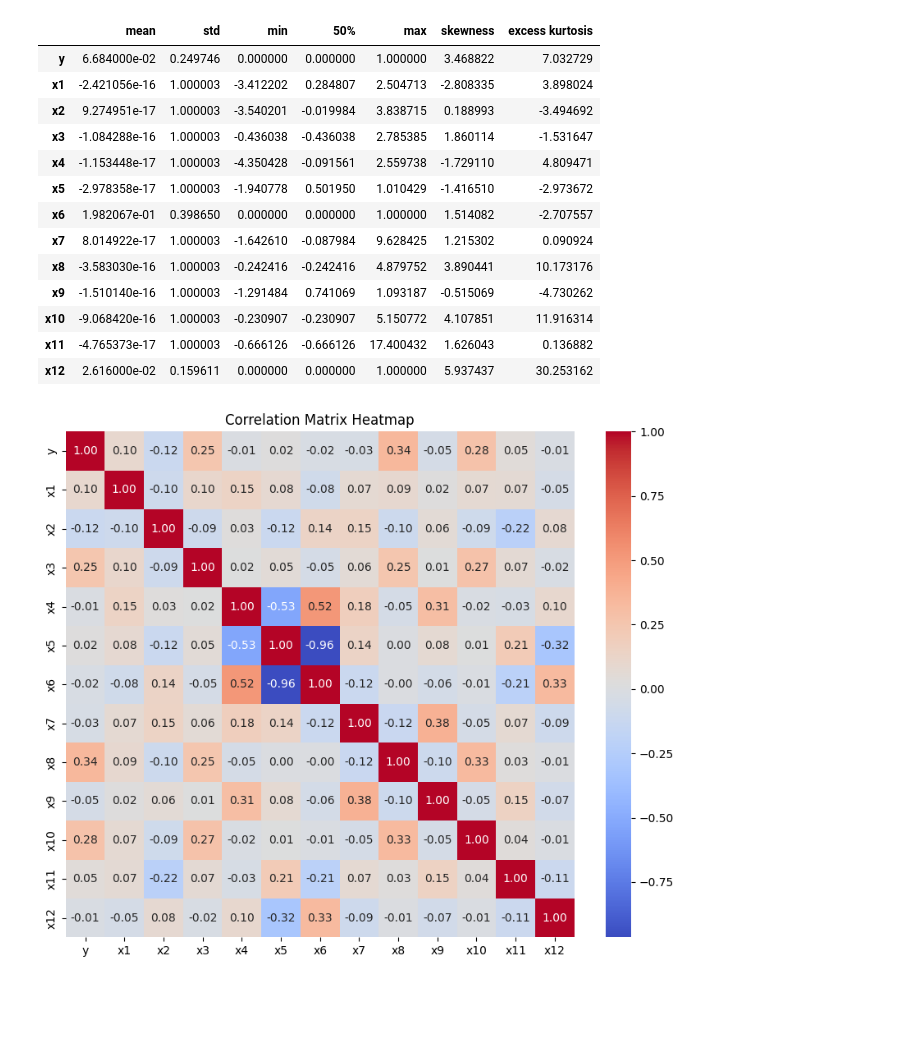
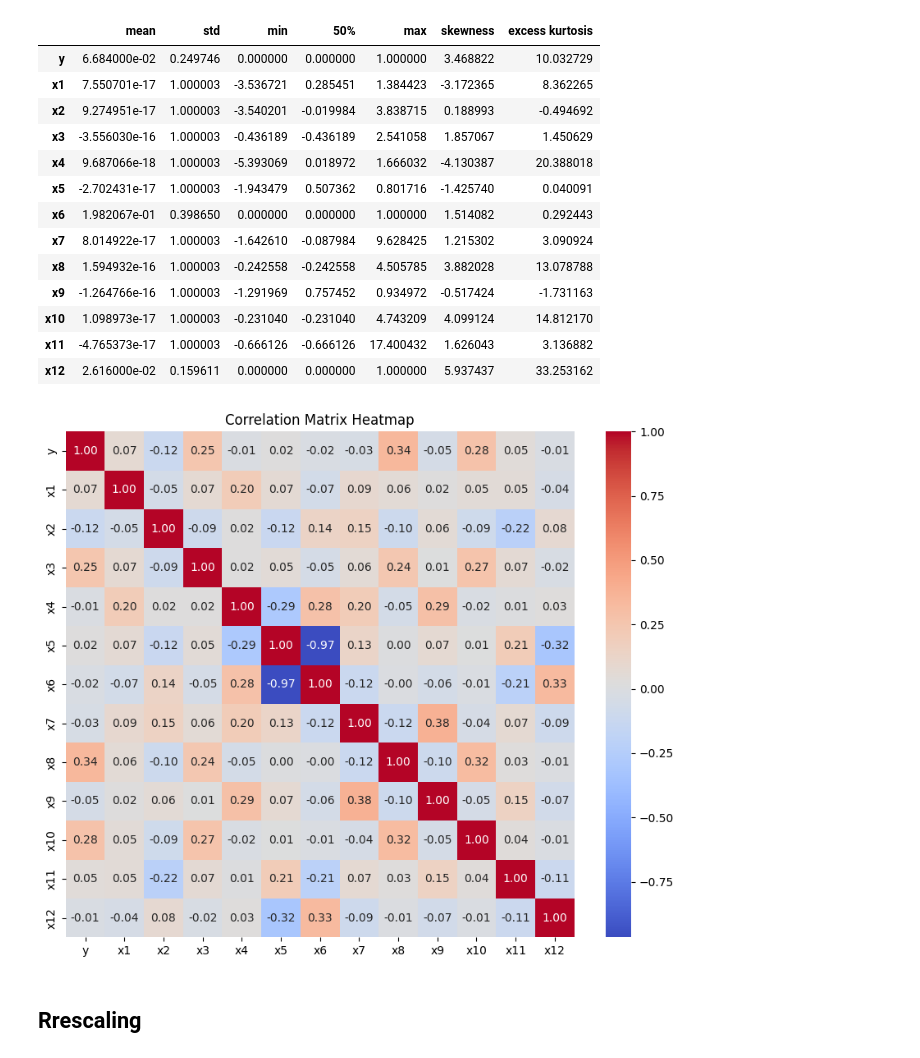
Before and after one commit to M122040014b/Paper-reproduction, a Jupyter notebook: birdge.ipynb, the cells around one changed output. Drawn from its saved outputs; the diff is of its cells as text; code cells hidden in the pictures; blank space fills up the shorter version.

```diff
--- a/birdge.ipynb
+++ b/birdge.ipynb
@@ -34,10 +38,11 @@ df[['age','NumberOfDependents','NumberOfOpenCreditLinesAndLoans']] = df[['age','
 select_cols = [1, 3, 4, 5, 8, 9, 10]
 col_names = df.columns[select_cols].tolist()
 df[col_names] = df[col_names].astype(float)
-log_transformed = np.log(df[col_names] + 1e-10)
+log_transformed = np.log(df[col_names]+1e-20)
 z_score_scaled = log_transformed.apply(zscore)
 df[col_names] = z_score_scaled
 
 df.rename(columns={df.columns[0]: 'y'}, inplace=True)
 
 df.rename(columns=dict(zip(df.columns[1:], ['x1', 'x2', 'x3', 'x4', 'x5', 'x6', 'x7', 'x8', 'x9', 'x10', 'x11', 'x12'])), inplace=True)
+df.head()
@@ -44,28 +57,28 @@ df.rename(columns=dict(zip(df.columns[1:], ['x1', 'x2', 'x3', 'x4', 'x5', 'x6',
 # %%
 from scipy.stats import skew, kurtosis
 summary_statistics = df.describe().T
 
 summary_statistics['skewness'] = df.apply(skew)
-summary_statistics['excess kurtosis'] = df.apply(kurtosis) - 3
+summary_statistics['excess kurtosis'] = df.apply(kurtosis)
 
 summary_statistics.drop(['count', '25%', '75%'], axis=1, inplace=True)
 
 pd.DataFrame(summary_statistics)
 # %% [output]
 |  | mean | std | min | 50% | max | skewness | excess kurtosis |
-| y | 6.684000e-02 | 0.249746 | 0.000000 | 0.000000 | 1.000000 | 3.468822 | 7.032729 |
-| x1 | -2.421056e-16 | 1.000003 | -3.412202 | 0.284807 | 2.504713 | -2.808335 | 3.898024 |
-| x2 | 9.274951e-17 | 1.000003 | -3.540201 | -0.019984 | 3.838715 | 0.188993 | -3.494692 |
-| x3 | -1.084288e-16 | 1.000003 | -0.436038 | -0.436038 | 2.785385 | 1.860114 | -1.531647 |
-| x4 | -1.153448e-17 | 1.000003 | -4.350428 | -0.091561 | 2.559738 | -1.729110 | 4.809471 |
-| x5 | -2.978358e-17 | 1.000003 | -1.940778 | 0.501950 | 1.010429 | -1.416510 | -2.973672 |
-| x6 | 1.982067e-01 | 0.398650 | 0.000000 | 0.000000 | 1.000000 | 1.514082 | -2.707557 |
-| x7 | 8.014922e-17 | 1.000003 | -1.642610 | -0.087984 | 9.628425 | 1.215302 | 0.090924 |
-| x8 | -3.583030e-16 | 1.000003 | -0.242416 | -0.242416 | 4.879752 | 3.890441 | 10.173176 |
-| x9 | -1.510140e-16 | 1.000003 | -1.291484 | 0.741069 | 1.093187 | -0.515069 | -4.730262 |
-| x10 | -9.068420e-16 | 1.000003 | -0.230907 | -0.230907 | 5.150772 | 4.107851 | 11.916314 |
-| x11 | -4.765373e-17 | 1.000003 | -0.666126 | -0.666126 | 17.400432 | 1.626043 | 0.136882 |
-| x12 | 2.616000e-02 | 0.159611 | 0.000000 | 0.000000 | 1.000000 | 5.937437 | 30.253162 |
+| y | 6.684000e-02 | 0.249746 | 0.000000 | 0.000000 | 1.000000 | 3.468822 | 10.032729 |
+| x1 | 7.550701e-17 | 1.000003 | -3.536721 | 0.285451 | 1.384423 | -3.172365 | 8.362265 |
+| x2 | 9.274951e-17 | 1.000003 | -3.540201 | -0.019984 | 3.838715 | 0.188993 | -0.494692 |
+| x3 | -3.556030e-16 | 1.000003 | -0.436189 | -0.436189 | 2.541058 | 1.857067 | 1.450629 |
+| x4 | 9.687066e-18 | 1.000003 | -5.393069 | 0.018972 | 1.666032 | -4.130387 | 20.388018 |
+| x5 | -2.702431e-17 | 1.000003 | -1.943479 | 0.507362 | 0.801716 | -1.425740 | 0.040091 |
+| x6 | 1.982067e-01 | 0.398650 | 0.000000 | 0.000000 | 1.000000 | 1.514082 | 0.292443 |
+| x7 | 8.014922e-17 | 1.000003 | -1.642610 | -0.087984 | 9.628425 | 1.215302 | 3.090924 |
+| x8 | 1.594932e-16 | 1.000003 | -0.242558 | -0.242558 | 4.505785 | 3.882028 | 13.078788 |
+| x9 | -1.264766e-16 | 1.000003 | -1.291969 | 0.757452 | 0.934972 | -0.517424 | -1.731163 |
+| x10 | 1.098973e-17 | 1.000003 | -0.231040 | -0.231040 | 4.743209 | 4.099124 | 14.812170 |
+| x11 | -4.765373e-17 | 1.000003 | -0.666126 | -0.666126 | 17.400432 | 1.626043 | 3.136882 |
+| x12 | 2.616000e-02 | 0.159611 | 0.000000 | 0.000000 | 1.000000 | 5.937437 | 33.253162 |
 # %%
 import seaborn as sns
 import matplotlib.pyplot as plt
@@ -77,7 +90,9 @@ sns.heatmap(corr_matrix, annot=True, fmt=".2f", cmap='coolwarm')
 plt.title("Correlation Matrix Heatmap")
 plt.show()
 # %% [output]
-[figure, old version]
+[figure, new version]
+# %% [markdown]
+## Rrescaling
 # %%
 from sklearn.linear_model import LinearRegression
 from sklearn.linear_model import LogisticRegression
```
Also changed, not shown: parts of 31 cells of this notebook.
